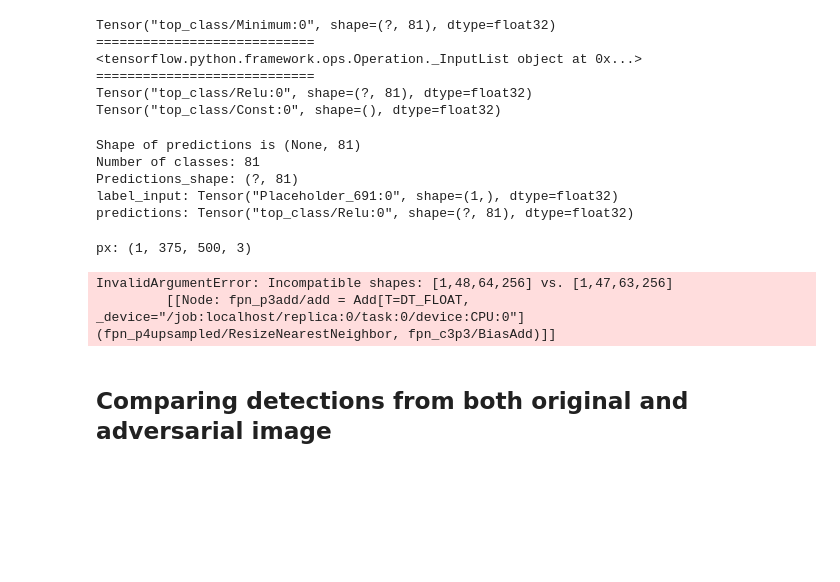
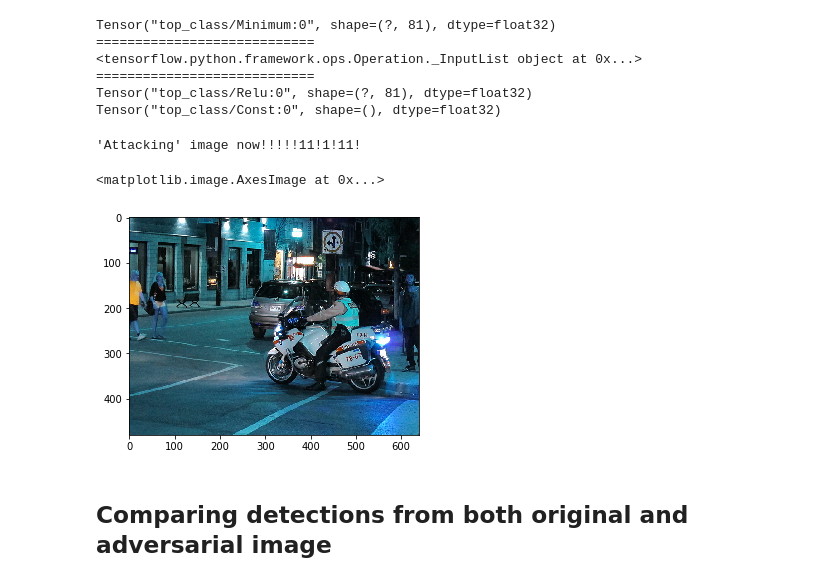
Before and after one commit to EdgeCaseResearch/Mask_RCNN, a Jupyter notebook: foolbox_demo.ipynb, the cells around one changed output. Cells and saved outputs as stored; diff of their text form; code cells hidden in the pictures; blank space fills up the shorter version.

```diff
--- a/foolbox_demo.ipynb
+++ b/foolbox_demo.ipynb
@@ -218,24 +218,19 @@ Tensor("top_class/Minimum:0", shape=(?, 81), dtype=float32)
 Tensor("top_class/Relu:0", shape=(?, 81), dtype=float32)
 Tensor("top_class/Const:0", shape=(), dtype=float32)
 # %%
-fModel = foolbox.models.KerasModel(model.keras_model, bounds=(0,255), image_input_idx=0, output_idx=7)
+fModel = foolbox.models.ECRKerasModel(model.keras_model, bounds=(0,255), num_classes=81)
 threshold = 0.5
 criterion = foolbox.criteria.ConfidentMisclassification(threshold)
-attack = foolbox.attacks.FGSM(model=fModel, criterion=criterion)
+attack = foolbox.attacks.ECRTestAttack(model=fModel)
+# attack = foolbox.attacks.FGSM(model=fModel, criterion=criterion)
-# %% [output]
-Shape of predictions is (None, 81)
-Number of classes: 81
-Predictions_shape: (?, 81)
-label_input: Tensor("Placeholder_691:0", shape=(1,), dtype=float32)
-predictions: Tensor("top_class/Relu:0", shape=(?, 81), dtype=float32)
 # %%
-adversarial_img = attack(image, original_label, unpack=True)
+adversarial_img = attack(image)
 adversarial_img_int = adversarial_img.astype(int)
 plt.imshow(adversarial_img)
 # %% [output]
-px: (1, 375, 500, 3)
+'Attacking' image now!!!!!11!1!11!
-InvalidArgumentError: Incompatible shapes: [1,48,64,256] vs. [1,47,63,256]
-         [[Node: fpn_p3add/add = Add[T=DT_FLOAT, _device="/job:localhost/replica:0/task:0/device:CPU:0"](fpn_p4upsampled/ResizeNearestNeighbor, fpn_c3p3/BiasAdd)]]
+<matplotlib.image.AxesImage at 0x...>
+[figure, added]
 # %% [markdown]
 ## Comparing detections from both original and adversarial image
 # %%
```
Also changed, not shown: parts of 8 cells of this notebook, 6 other files.
